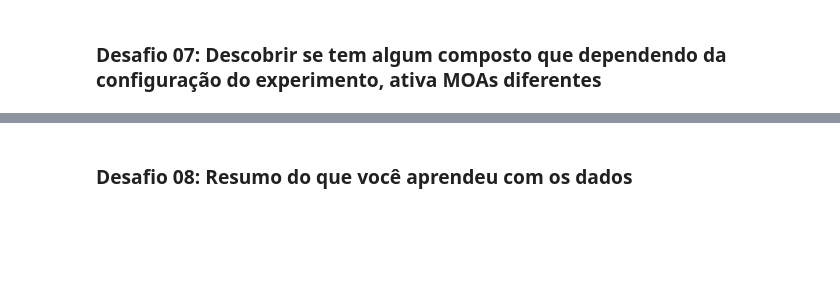
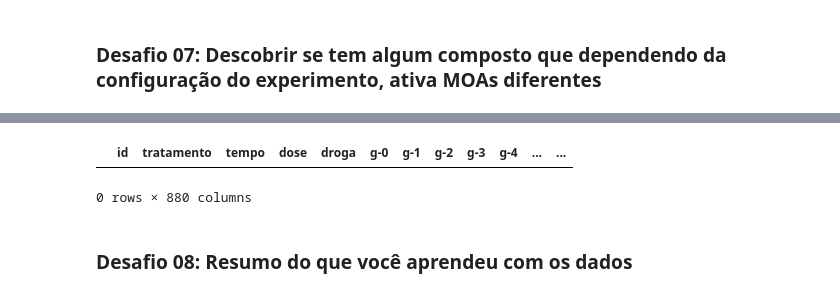
Before and after one commit to augusto-matos/alura-immersion-3, a Jupyter notebook: alura-immersion-Aula04.ipynb, the cells around one changed output, grey strips where cells are left out. Drawn from its saved outputs; the diff is of its cells as text; code cells hidden in the pictures; blank space fills up the shorter version.

```diff
--- a/alura-immersion-Aula04.ipynb
+++ b/alura-immersion-Aula04.ipynb
@@ -407,3 +461,9 @@ plt.show()
+# %%
+# 3° Composto com maior frequência, avaliação de ativação n_moa
+dados_combinados.query('droga == @cinco_principais_compostos[2] and n_moa > 1')
+# %% [output]
+|  | id | tratamento | tempo | dose | droga | g-0 | g-1 | g-2 | g-3 | g-4 | ... | ... |
+0 rows × 880 columns
 # %% [markdown]
 ### Desafio 08: Resumo do que você aprendeu com os dados
 # %% [markdown]
```
Also changed, not shown: parts of 13 cells of this notebook.
